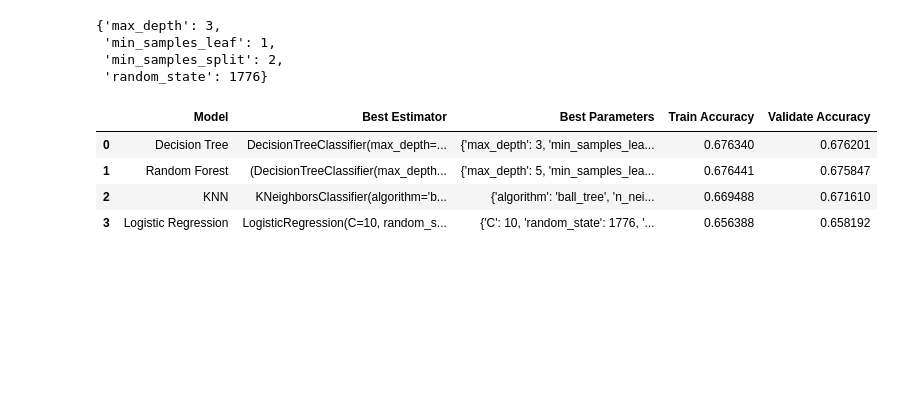
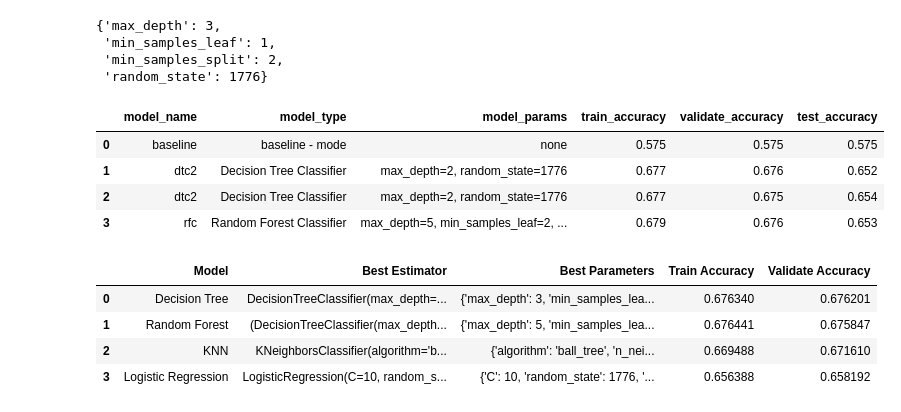
Before and after one commit to tex-wrex/tex-wrex, a Jupyter notebook: Jared/modeling_all.ipynb, the cells around one changed output. Cells and saved outputs as stored; diff of their text form; code cells hidden in the pictures; blank space fills up the shorter version.

Commit message:
Tested gridsearchcv model

```diff
--- a/Jared/modeling_all.ipynb
+++ b/Jared/modeling_all.ipynb
@@ -490,6 +478,26 @@ thingy['Best Parameters'][1]
  'min_samples_leaf': 1,
  'min_samples_split': 2,
  'random_state': 1776}
+# %%
+rfc = RandomForestClassifier(max_depth=5, min_samples_leaf=2, random_state=1776)
+rfc.fit(train_x, train_y)
+train_score = rfc.score(train_x, train_y)
+val_score = rfc.score(validate_x, validate_y)
+test_score = rfc.score(test_x, test_y)
+best_models_dict['model_name'].append('rfc')
+best_models_dict['model_type'].append('Random Forest Classifier')
+best_models_dict['model_params'].append('max_depth=5, min_samples_leaf=2, random_state=1776')
+best_models_dict['train_accuracy'].append(f'{train_score:.3f}')
+best_models_dict['validate_accuracy'].append(f'{val_score:.3f}')
+best_models_dict['test_accuracy'].append(f'{test_score:.3f}')
+# %%
+pd.DataFrame(best_models_dict)
+# %% [output]
+|  | model_name | model_type | model_params | train_accuracy | validate_accuracy | test_accuracy |
+| 0 | baseline | baseline - mode | none | 0.575 | 0.575 | 0.575 |
+| 1 | dtc2 | Decision Tree Classifier | max_depth=2, random_state=1776 | 0.677 | 0.676 | 0.652 |
+| 2 | dtc2 | Decision Tree Classifier | max_depth=2, random_state=1776 | 0.677 | 0.675 | 0.654 |
+| 3 | rfc | Random Forest Classifier | max_depth=5, min_samples_leaf=2, ... | 0.679 | 0.676 | 0.653 |
 # %%
 # Find the best hyperparameter for the agg_risk
 #gridsearch_dict = w.gridsearchcv_hyperparameter_tuning(train, validate, all_cols, 'person_injury_severity')
```
Also changed, not shown: parts of 1 cell of this notebook.
